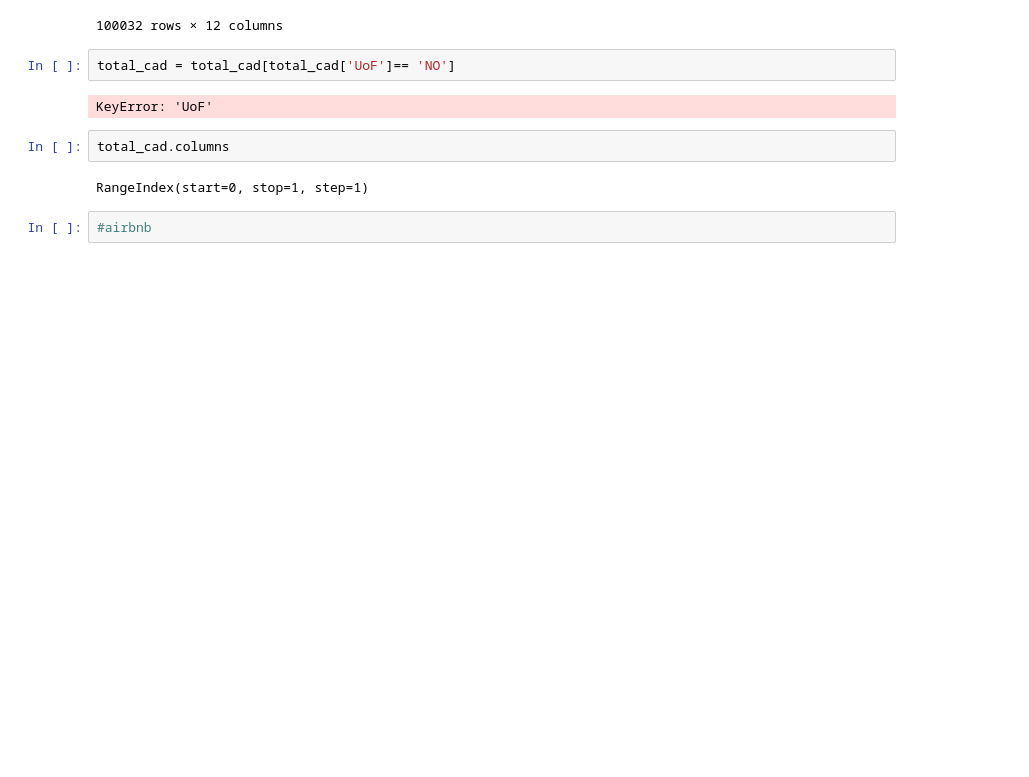
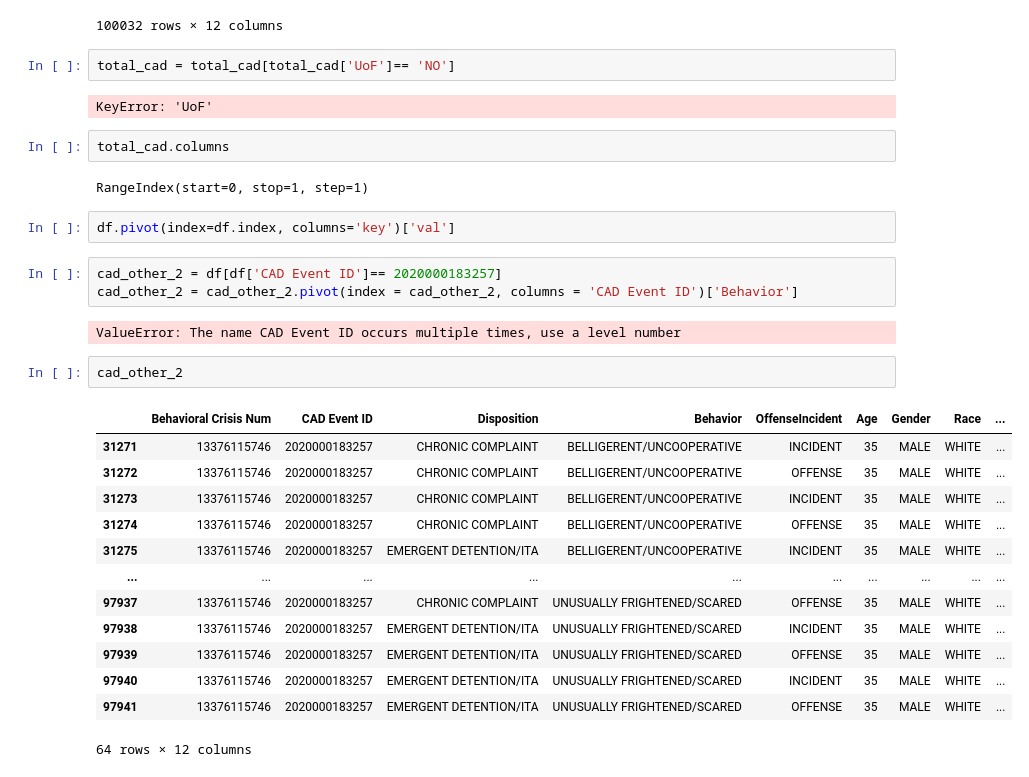
Before and after one commit to msenosain/spd-use-of-force_DS4A, a Jupyter notebook: notebooks/Untitled.ipynb, the cells around one changed output. Saved outputs shown, nothing was run; the diff lists cells and outputs as text; blank space fills up the shorter version.

```diff
--- a/notebooks/Untitled.ipynb
+++ b/notebooks/Untitled.ipynb
@@ -203,4 +212,25 @@ total_cad.columns
 # %% [output]
 RangeIndex(start=0, stop=1, step=1)
 # %%
-#airbnb
+df.pivot(index=df.index, columns='key')['val']
+# %%
+cad_other_2 = df[df['CAD Event ID']== 2020000183257]
+cad_other_2 = cad_other_2.pivot(index = cad_other_2, columns = 'CAD Event ID')['Behavior']
+# %% [output]
+ValueError: The name CAD Event ID occurs multiple times, use a level number
+# %%
+cad_other_2
+# %% [output]
+|  | Behavioral Crisis Num | CAD Event ID | Disposition | Behavior | OffenseIncident | Age | Gender | Race | ... |
+| 31271 | 13376115746 | 2020000183257 | CHRONIC COMPLAINT | BELLIGERENT/UNCOOPERATIVE | INCIDENT | 35 | MALE | WHITE | ... |
+| 31272 | 13376115746 | 2020000183257 | CHRONIC COMPLAINT | BELLIGERENT/UNCOOPERATIVE | OFFENSE | 35 | MALE | WHITE | ... |
+| 31273 | 13376115746 | 2020000183257 | CHRONIC COMPLAINT | BELLIGERENT/UNCOOPERATIVE | INCIDENT | 35 | MALE | WHITE | ... |
+| 31274 | 13376115746 | 2020000183257 | CHRONIC COMPLAINT | BELLIGERENT/UNCOOPERATIVE | OFFENSE | 35 | MALE | WHITE | ... |
+| 31275 | 13376115746 | 2020000183257 | EMERGENT DETENTION/ITA | BELLIGERENT/UNCOOPERATIVE | INCIDENT | 35 | MALE | WHITE | ... |
+| ... | ... | ... | ... | ... | ... | ... | ... | ... | ... |
+| 97937 | 13376115746 | 2020000183257 | CHRONIC COMPLAINT | UNUSUALLY FRIGHTENED/SCARED | OFFENSE | 35 | MALE | WHITE | ... |
+| 97938 | 13376115746 | 2020000183257 | EMERGENT DETENTION/ITA | UNUSUALLY FRIGHTENED/SCARED | INCIDENT | 35 | MALE | WHITE | ... |
+| 97939 | 13376115746 | 2020000183257 | EMERGENT DETENTION/ITA | UNUSUALLY FRIGHTENED/SCARED | OFFENSE | 35 | MALE | WHITE | ... |
+| 97940 | 13376115746 | 2020000183257 | EMERGENT DETENTION/ITA | UNUSUALLY FRIGHTENED/SCARED | INCIDENT | 35 | MALE | WHITE | ... |
+| 97941 | 13376115746 | 2020000183257 | EMERGENT DETENTION/ITA | UNUSUALLY FRIGHTENED/SCARED | OFFENSE | 35 | MALE | WHITE | ... |
+64 rows × 12 columns
```
Also changed, not shown: parts of 5 cells of this notebook.
